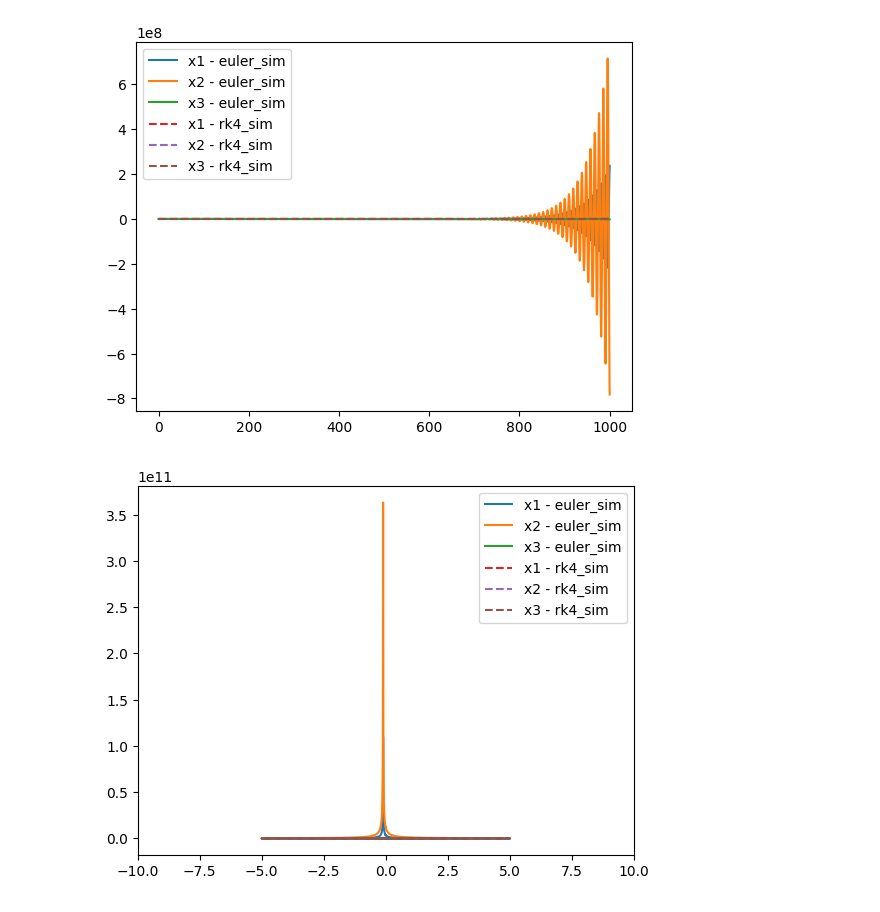
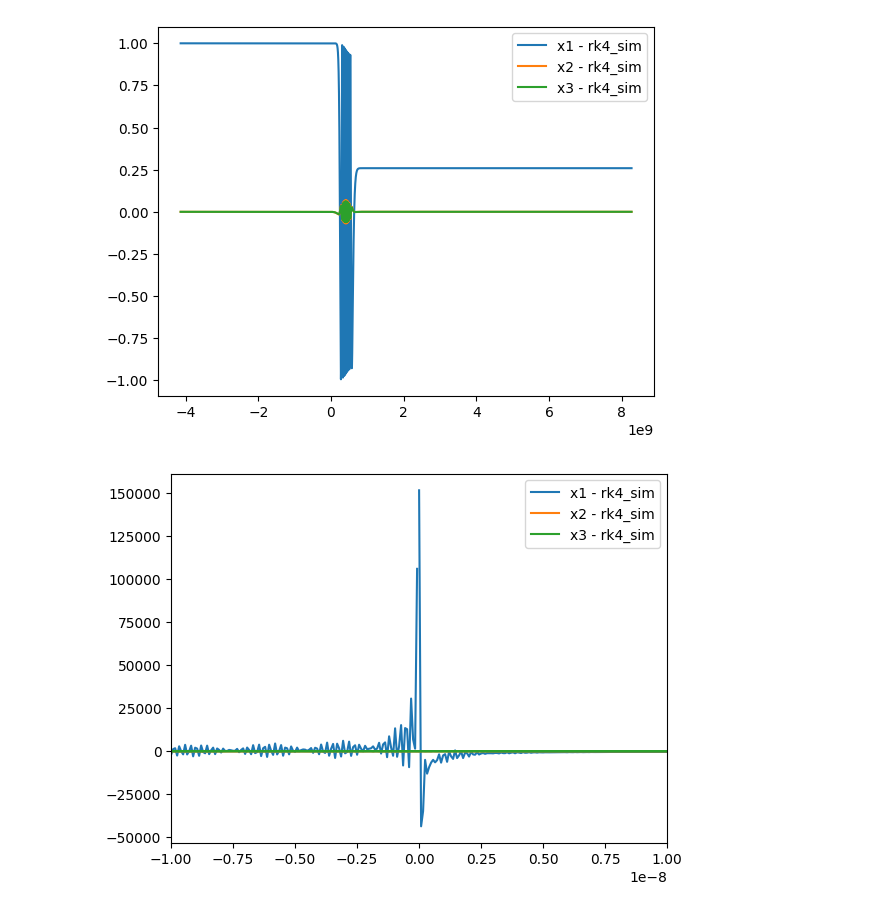
Before and after one commit to rzumbrunn/PCV_project, a Jupyter notebook: task3/task5.ipynb, the cells around one changed output. Saved outputs shown, nothing was run; the diff lists cells and outputs as text; code cells hidden in the pictures.

```diff
--- a/task3/task5.ipynb
+++ b/task3/task5.ipynb
@@ -32,3 +52,9 @@ def rk4_sim(M, x0, dt, T, Perturbation=None):
+# %%
+def intensity(t):
+    return 2*E/(tau_p * np.pi* w_0**2)*2**(-4*((t-t_0)/(tau_p))**2)
+
+def Omega_if(t, mu):
+    return mu*np.sqrt(intensity(t))
 # %%
 import numpy as np
 import matplotlib.pyplot as plt
@@ -44,67 +70,82 @@ def plot_sim(M, x0, dt, T, algo = euler_sim,  Perturbation=None, plots=None, lin
     else:
         fig, ax, fig_fft, ax_fft = plots
 
-    #X = euler_sim(M, x0, dt, T, Perturbation)
+    # set axis
+    #ax.set_ylim((-2,2))
+
     X = algo(M, x0, dt, T, Perturbation)
     t = np.linspace(0, T, int(T/dt))
+
+
+    padlen =100000
+    X = np.pad(X,[(padlen,padlen),(0,0)],"edge")
+
+    t = np.linspace(-dt*padlen, T+dt*padlen, int(T/dt)+ padlen*2)
+
     # plot all the states
     for i in range(X.shape[1]):
         ax.plot(t,np.real(X[:,i]), label=f"x{i+1} - {algo.__name__}", linestyle=linestyle)
     ax.legend()
 
     # plot the fourier transform
-
     W = np.fft.fft(X, axis=0)
     # move fft
     #W = np.fft.fftshift(W, axes=0)
     # get axis scaling
     freq = np.fft.fftfreq(W.shape[0], d=dt)
     # plot
     for i in range(W.shape[1]):
-        ax_fft.plot(freq, np.abs(W[:,i]), label=f"x{i+1} - {algo.__name__}", linestyle=linestyle)
-    ax_fft.set_xlim(-10, 10)
+        ax_fft.plot(freq, np.real(W[:,i]), label=f"x{i+1} - {algo.__name__}", linestyle=linestyle)
+
     ax_fft.legend()
 
-    return fig, ax, fig_fft, ax_fft
+    ax_fft.set_xlim((-1e-8,1e-8))
 
-OMS = 2 #Order of magnitude scaling
+    results = [X,t,W, freq]
 
-E_i = 0
-E_phi = -0.3
-E_psi = -0.2
-Omega_iphi = 0.1
-Omega_ipsi = 0.001
+    return (fig, ax, fig_fft, ax_fft), results
+
+
+#TODO: do real def
+omega = 0.001*aut # s^-1
+
+E_i = -omega
+E_phi = E_i_phi - omega + 1j* Gamma_diss/2
+E_psi = E_i_psi - omega
 g_phipsi = 0
 
 #laser
 laser = lambda t: np.array(
     [
-        [np.sin(t), 0, 0],
-        [0, 0, 0],
-        [0, 0, 0],
+        [0, np.conjugate(Omega_if(t,mu_i_phi)), np.conjugate(Omega_if(t,mu_i_psi))],
+        [Omega_if(t,mu_i_phi), 0, 0],
+        [Omega_if(t,mu_i_psi), 0, 0],
     ]
     )
-laser = None
 
 M = np.array(
     [
-    [E_i, np.conjugate(Omega_iphi), np.conjugate(Omega_ipsi)],
-    [Omega_iphi, E_phi, np.conjugate(g_phipsi)],
-    [Omega_ipsi, g_phipsi, E_psi],
+    [E_i, 0,0],
+    [0, E_phi, np.conjugate(g_phipsi)],
+    [0, g_phipsi, E_psi],
     ]
 )
-M = M*OMS
+
 
 def compare_algos(M, x0, dt, T, Perturbation=None):
-    plots = plot_sim(M, x0, dt, T, euler_sim, Perturbation)
-
-    plot_sim(M, x0, dt, T, rk4_sim, Perturbation, plots=plots, linestyle='--')
+    #plots, results_euler = plot_sim(M, x0, dt, T, euler_sim, Perturbation, linestyle='--')
+    plots = None
+    _, results_rk4 = plot_sim(M, x0, dt, T, rk4_sim, Perturbation, plots=plots, linestyle='-')
     plt.show()
 
-    plots = plot_sim(M, x0, dt, T, rk4_sim, Perturbation, plots=plots, linestyle='-.')
-    plots[0].show()
-    plots[2].show()
-compare_algos(M, np.array([1, 0, 0]), 0.1, 1000, laser)
+    #plots, results_rk42 = plot_sim(M, x0, dt, T, rk4_sim, Perturbation, plots=None, linestyle='-.')
+    #plt.show()
+
+    results_euler = None #TODO: remove
+    return results_euler, results_rk4
+
+
+results_euler, results_rk4 = compare_algos(M, np.array([1, 0, 0]), 0.001e-9/aut, 100e-9/aut, laser)
 # %% [output]
-[figure, old version]
+[figure, new version]
-[figure, old version]
+[figure, new version]
```
Also changed, not shown: parts of 4 cells of this notebook, 1 other file.
